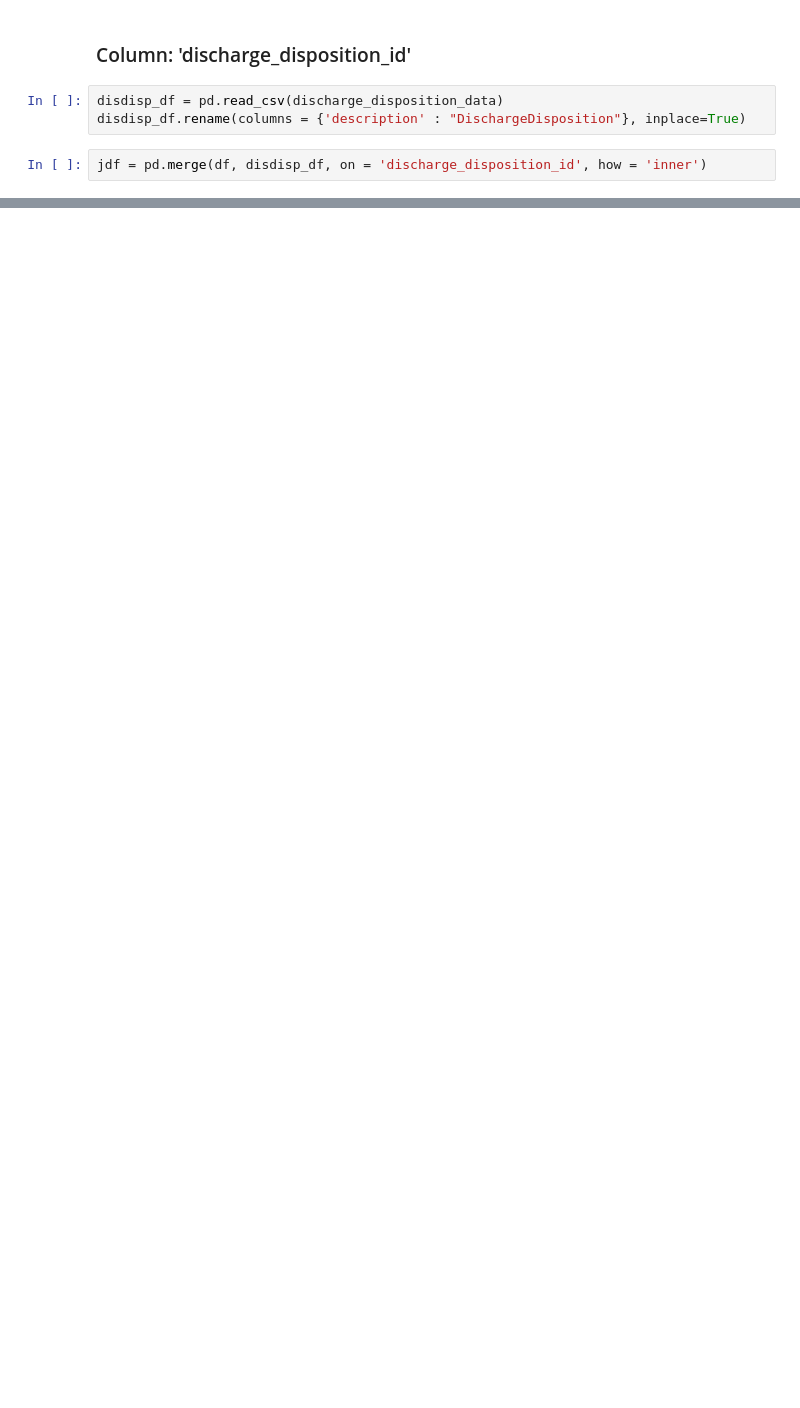
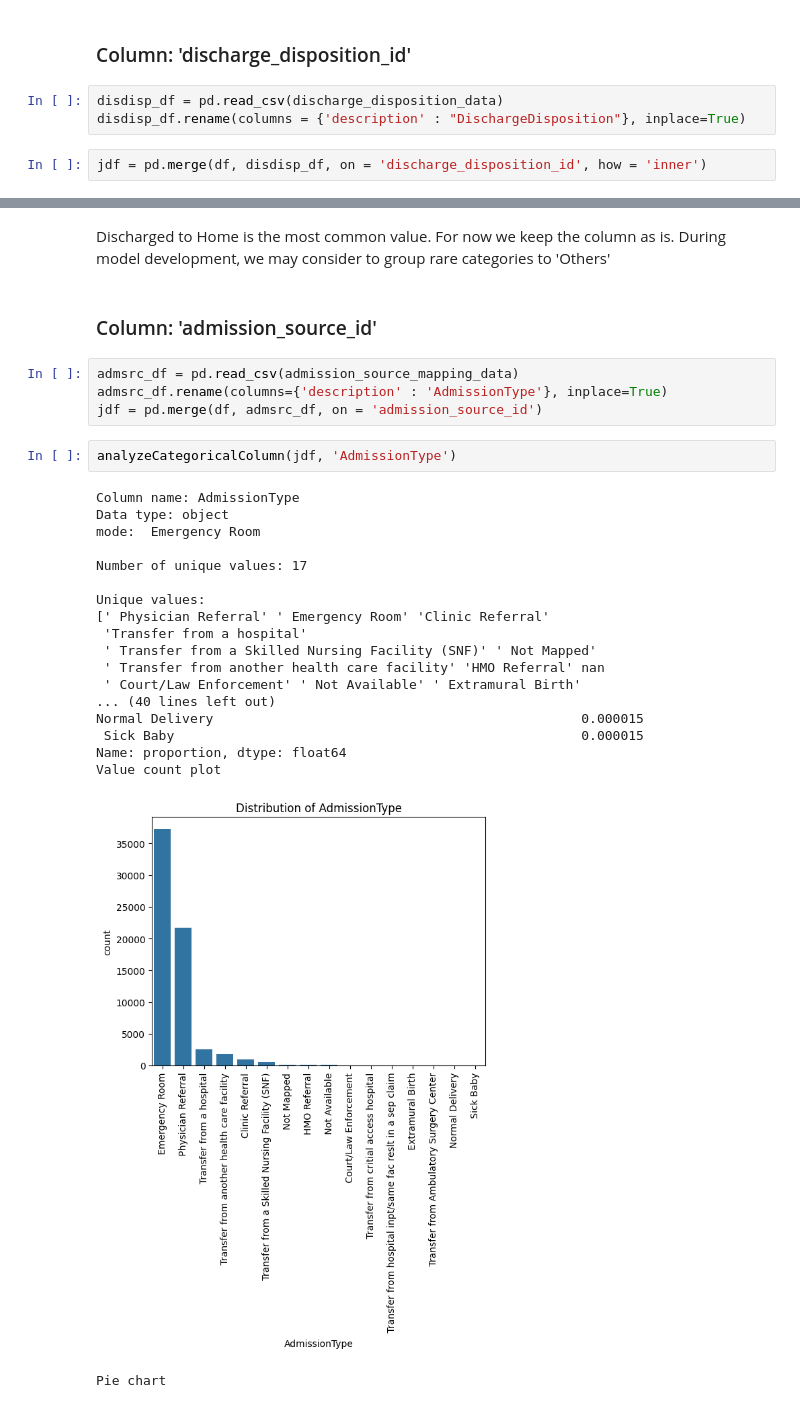
Before and after one commit to abhitoshj/diabetes-readmission, a Jupyter notebook: Code/03-eda-univariate.ipynb, the cells around one changed output, grey strips where cells are left out. Saved outputs shown, nothing was run; the diff lists cells and outputs as text; blank space fills up the shorter version.

```diff
--- a/Code/03-eda-univariate.ipynb
+++ b/Code/03-eda-univariate.ipynb
@@ -187,0 +192,30 @@ Pie chart
+# %% [markdown]
+Discharged to Home is the most common value. For now we keep the column as is. During model development, we may consider to group rare categories to 'Others'
+# %% [markdown]
+### Column: 'admission_source_id'
+# %%
+admsrc_df = pd.read_csv(admission_source_mapping_data)
+admsrc_df.rename(columns={'description' : 'AdmissionType'}, inplace=True)
+jdf = pd.merge(df, admsrc_df, on = 'admission_source_id')
+# %%
+analyzeCategoricalColumn(jdf, 'AdmissionType')
+# %% [output]
+Column name: AdmissionType
+Data type: object
+mode:  Emergency Room
+
+Number of unique values: 17
+
+Unique values:
+[' Physician Referral' ' Emergency Room' 'Clinic Referral'
+ 'Transfer from a hospital'
+ ' Transfer from a Skilled Nursing Facility (SNF)' ' Not Mapped'
+ ' Transfer from another health care facility' 'HMO Referral' nan
+ ' Court/Law Enforcement' ' Not Available' ' Extramural Birth'
+... (40 lines left out)
+Normal Delivery                                               0.000015
+ Sick Baby                                                    0.000015
+Name: proportion, dtype: float64
+Value count plot
+[figure, added]
+Pie chart
```
Also changed, not shown: parts of 54 cells of this notebook, 1 other file.
